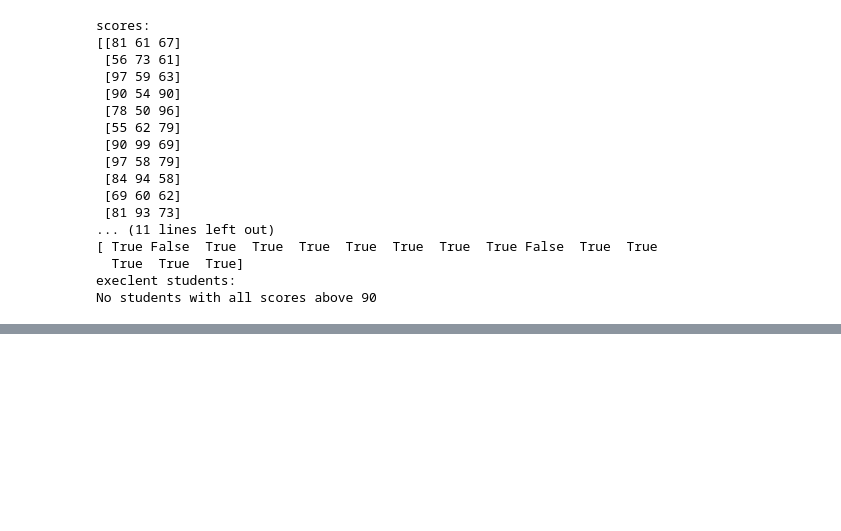
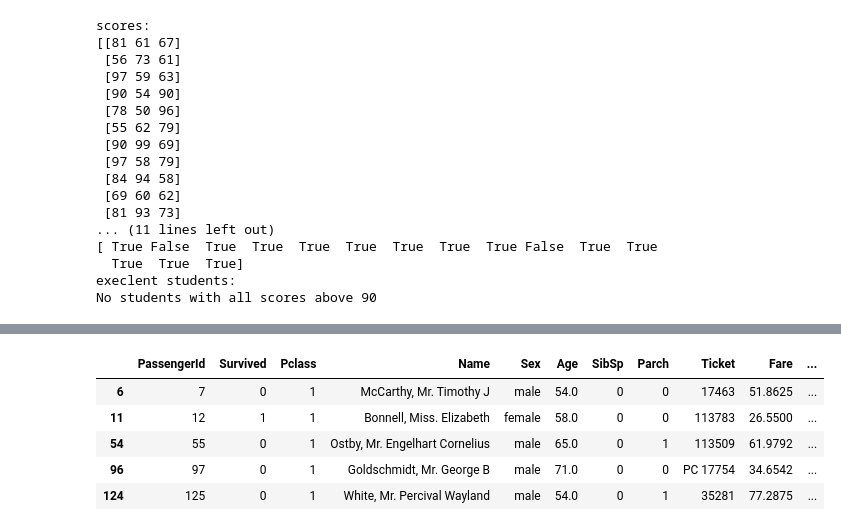
Before and after one commit to HADI82315/AI-Bootcamp, a Jupyter notebook: HW_L3_1/numpy_pandas.ipynb, the cells around one changed output, grey strips where cells are left out. Cells and saved outputs as stored; diff of their text form; code cells hidden in the pictures; blank space fills up the shorter version.

```diff
--- a/HW_L3_1/numpy_pandas.ipynb
+++ b/HW_L3_1/numpy_pandas.ipynb
@@ -134,0 +234,10 @@ No students with all scores above 90
+# %%
+first_class_over_50 = df[(df["Pclass"] == 1) & (df["Age"] > 50)]
+first_class_over_50.head()
+# %% [output]
+|  | PassengerId | Survived | Pclass | Name | Sex | Age | SibSp | Parch | Ticket | Fare | ... |
+| 6 | 7 | 0 | 1 | McCarthy, Mr. Timothy J | male | 54.0 | 0 | 0 | 17463 | 51.8625 | ... |
+| 11 | 12 | 1 | 1 | Bonnell, Miss. Elizabeth | female | 58.0 | 0 | 0 | 113783 | 26.5500 | ... |
+| 54 | 55 | 0 | 1 | Ostby, Mr. Engelhart Cornelius | male | 65.0 | 0 | 1 | 113509 | 61.9792 | ... |
+| 96 | 97 | 0 | 1 | Goldschmidt, Mr. George B | male | 71.0 | 0 | 0 | PC 17754 | 34.6542 | ... |
+| 124 | 125 | 0 | 1 | White, Mr. Percival Wayland | male | 54.0 | 0 | 1 | 35281 | 77.2875 | ... |
```
Also changed, not shown: parts of 19 cells of this notebook.
